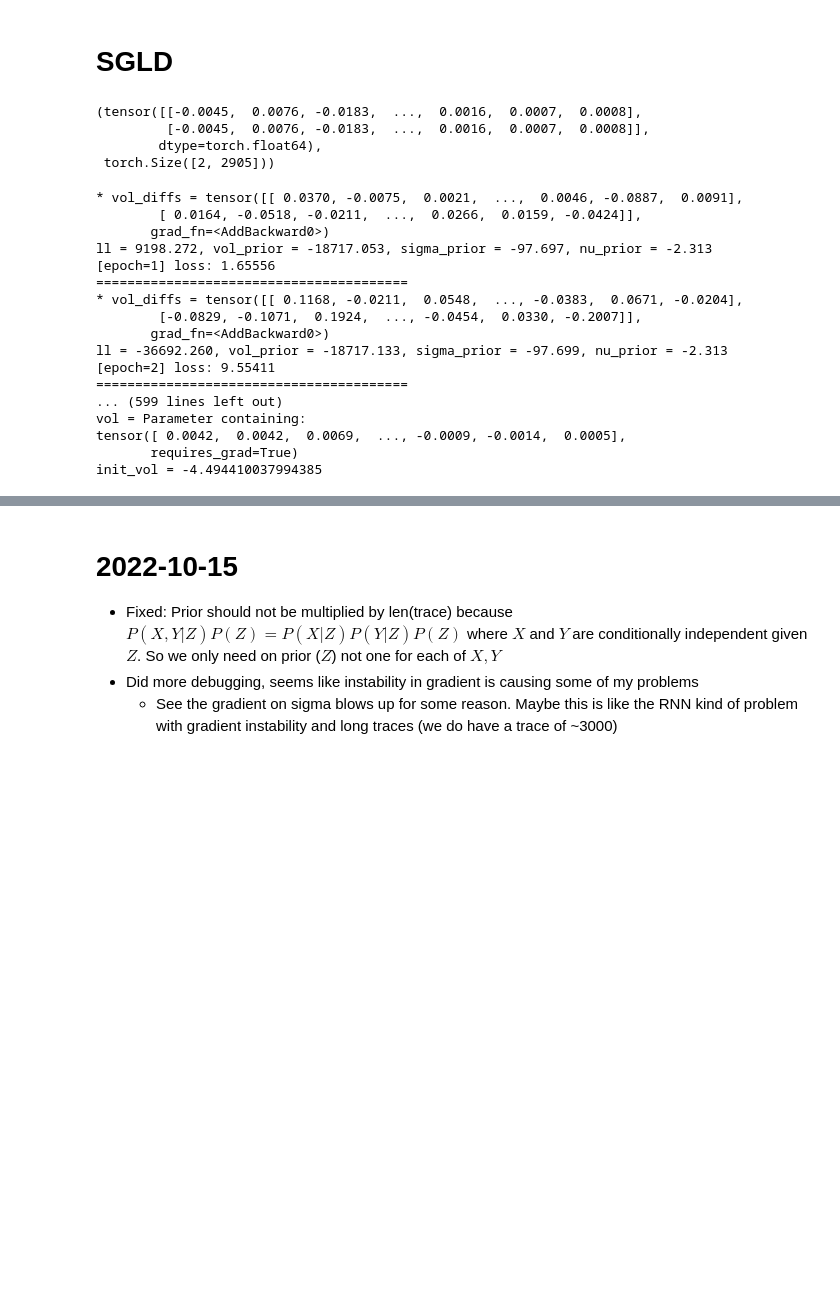
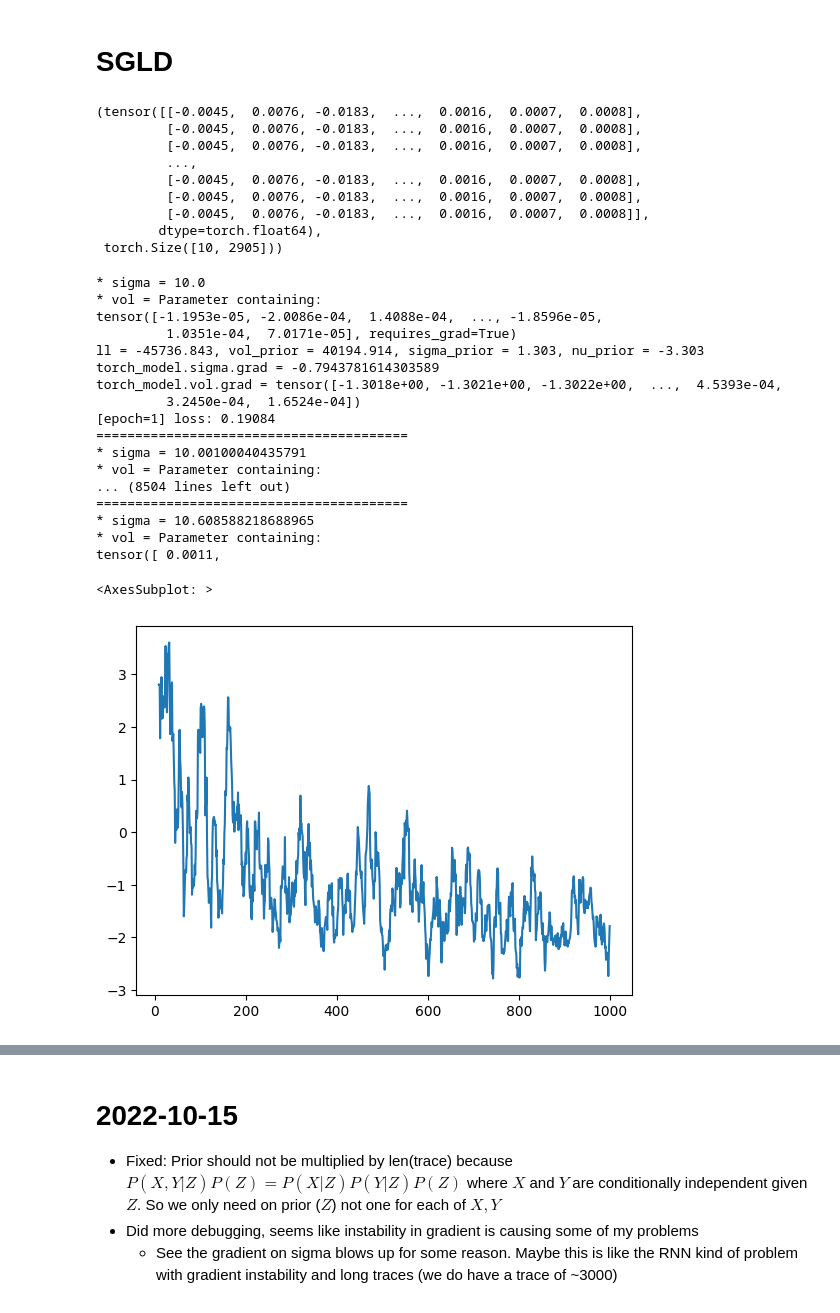
Before and after one commit to bjlkeng/sandbox, a Jupyter notebook: stochastic_langevin/stochastic_volatility.ipynb, the cells around one changed output, grey strips where cells are left out. Cells and saved outputs as stored; diff of their text form; code cells hidden in the pictures; blank space fills up the shorter version.

```diff
--- a/stochastic_langevin/stochastic_volatility.ipynb
+++ b/stochastic_langevin/stochastic_volatility.ipynb
@@ -223,7 +233,7 @@ class StochasticVolatility(nn.Module):
 # %% [markdown]
 # SGLD
 # %%
-batch_size = 2
+batch_size = 10
 
 torch_data = torch.tensor(returns['change'])
 torch_data = torch.stack([torch_data] * batch_size, 0)
@@ -231,69 +241,78 @@ torch_data = torch.stack([torch_data] * batch_size, 0)
 torch_data, torch_data.shape
 # %% [output]
 (tensor([[-0.0045,  0.0076, -0.0183,  ...,  0.0016,  0.0007,  0.0008],
+         [-0.0045,  0.0076, -0.0183,  ...,  0.0016,  0.0007,  0.0008],
+         [-0.0045,  0.0076, -0.0183,  ...,  0.0016,  0.0007,  0.0008],
+         ...,
+         [-0.0045,  0.0076, -0.0183,  ...,  0.0016,  0.0007,  0.0008],
+         [-0.0045,  0.0076, -0.0183,  ...,  0.0016,  0.0007,  0.0008],
          [-0.0045,  0.0076, -0.0183,  ...,  0.0016,  0.0007,  0.0008]],
         dtype=torch.float64),
- torch.Size([2, 2905]))
+ torch.Size([10, 2905]))
 # %%
 torch_model = StochasticVolatility(torch_data.shape, sigma_lambda=10., nu_lambda=0.1)
-lr = 0.0005
-EPSILON = 1e-6
+lr = 0.001
 param_group_1 = [p for name, p in torch_model.named_parameters() if name not in {'init_vol', 'sigma', 'nu'}]
 param_group_2 = [torch_model.init_vol]
 param_group_3 = [torch_model.sigma]
 param_group_4 = [torch_model.nu]
-optimizer = optim.SGD([{'params': param_group_1},
-                       {'params': param_group_2, 'lr': lr},
-                       {'params': param_group_3, 'lr': lr},
-                       {'params': param_group_4, 'lr': lr / 100},
-                      ],
-                      lr=lr)
+optimizer = optim.Adam(torch_model.parameters(), lr=lr)
+#optimizer = optim.SGD([{'params': param_group_1},
+#                       {'params': param_group_2, 'lr': lr},
+#                       {'params': param_group_3, 'lr': lr},
+#                       {'params': param_group_4, 'lr': lr},
+#                      ],
+#                      lr=lr)
 #lr_scheduler = optim.lr_scheduler.ReduceLROnPlateau(optimizer, mode='min', factor=0.5)
 
 epoch = 0
-for epoch in range(100):
+loss_seq = []
+for epoch in range(1000):
     torch_model.zero_grad()
 
-    r_samples, s_samples, nu_sample = torch_model()
-    loss = torch_model.loss(torch_data, s_samples, nu_sample)
+    r_samples, s_samples, sigma_sample, nu_sample = torch_model()
+    loss = torch_model.loss(torch_data, s_samples, sigma_sample, nu_sample)
     loss.backward()
-    #if torch_model.sigma - 0.00001 * torch_model.sigma.grad < EPSILON:
-    #    torch_model.sigma.grad = (torch_model.sigma.clone() - EPSILON)
-    #    print(f'**********HERE')
     torch.nn.utils.clip_grad_norm_(torch_model.sigma, max_norm=50.)
     #torch.nn.utils.clip_grad_norm_(torch_model.vol, max_norm=100.)
-    #print(f'torch_model.sigma.grad = {torch_model.sigma.grad}')
-    #print(f'torch_model.vol.grad = {torch_model.vol.grad}')
+    print(f'torch_model.sigma.grad = {torch_model.sigma.grad}')
+    print(f'torch_model.vol.grad = {torch_model.vol.grad}')
     #print(f'torch_model.nu.grad = {torch_model.nu.grad}')
     #print(f'torch_model.init_vol.grad = {torch_model.init_vol.grad}')
 
     optimizer.step()
 
     print(f'[epoch={epoch+1}] loss: {loss.item():.5f}')
     print(f'========================================')
+    loss_seq.append(loss.item())
 
 for name, param in torch_model.named_parameters():
     print(f'{name} = {param}')
     if name in {'sigma', 'nu'}:
         print(f' * 1 / {name} = {1 / param}')
+
+loss_seq = pd.Series(loss_seq)
+loss_seq.rolling(10).mean().plot()
 # %% [output]
-* vol_diffs = tensor([[ 0.0370, -0.0075,  0.0021,  ...,  0.0046, -0.0887,  0.0091],
-        [ 0.0164, -0.0518, -0.0211,  ...,  0.0266,  0.0159, -0.0424]],
-       grad_fn=<AddBackward0>)
-ll = 9198.272, vol_prior = -18717.053, sigma_prior = -97.697, nu_prior = -2.313
-[epoch=1] loss: 1.65556
+* sigma = 10.0
+* vol = Parameter containing:
+tensor([-1.1953e-05, -2.0086e-04,  1.4088e-04,  ..., -1.8596e-05,
+         1.0351e-04,  7.0171e-05], requires_grad=True)
+ll = -45736.843, vol_prior = 40194.914, sigma_prior = 1.303, nu_prior = -3.303
+torch_model.sigma.grad = -0.7943781614303589
+torch_model.vol.grad = tensor([-1.3018e+00, -1.3021e+00, -1.3022e+00,  ...,  4.5393e-04,
+         3.2450e-04,  1.6524e-04])
+[epoch=1] loss: 0.19084
 ========================================
-* vol_diffs = tensor([[ 0.1168, -0.0211,  0.0548,  ..., -0.0383,  0.0671, -0.0204],
-        [-0.0829, -0.1071,  0.1924,  ..., -0.0454,  0.0330, -0.2007]],
-       grad_fn=<AddBackward0>)
-ll = -36692.260, vol_prior = -18717.133, sigma_prior = -97.699, nu_prior = -2.313
-[epoch=2] loss: 9.55411
+* sigma = 10.00100040435791
+* vol = Parameter containing:
+... (8504 lines left out)
 ========================================
-... (599 lines left out)
-vol = Parameter containing:
-tensor([ 0.0042,  0.0042,  0.0069,  ..., -0.0009, -0.0014,  0.0005],
-       requires_grad=True)
-init_vol = -4.494410037994385
+* sigma = 10.608588218688965
+* vol = Parameter containing:
+tensor([ 0.0011,
+<AxesSubplot: >
+[figure, added]
 # %%
 sigma_rv = distributions.Exponential(torch_model.sigma)
 sigma_mean = sigma_rv.mean
```
Also changed, not shown: parts of 17 cells of this notebook.
